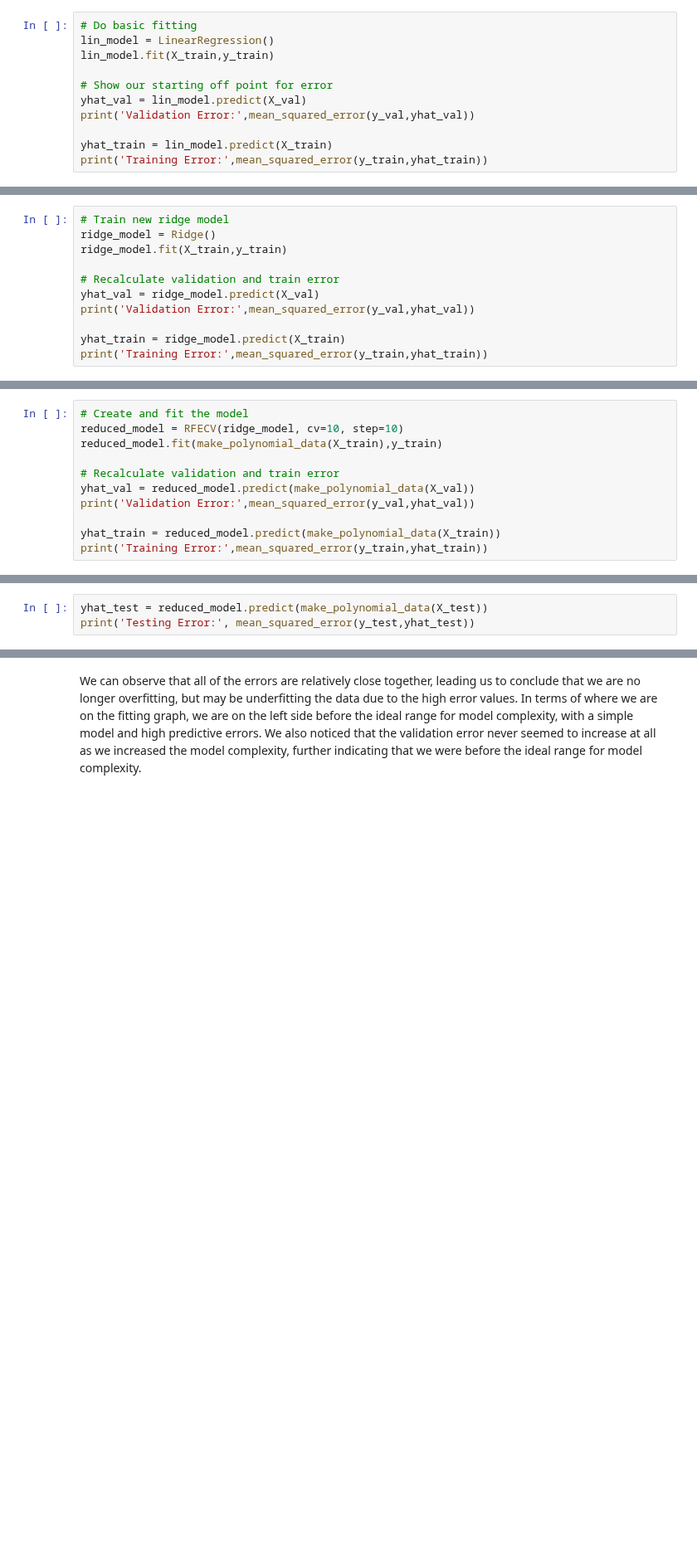
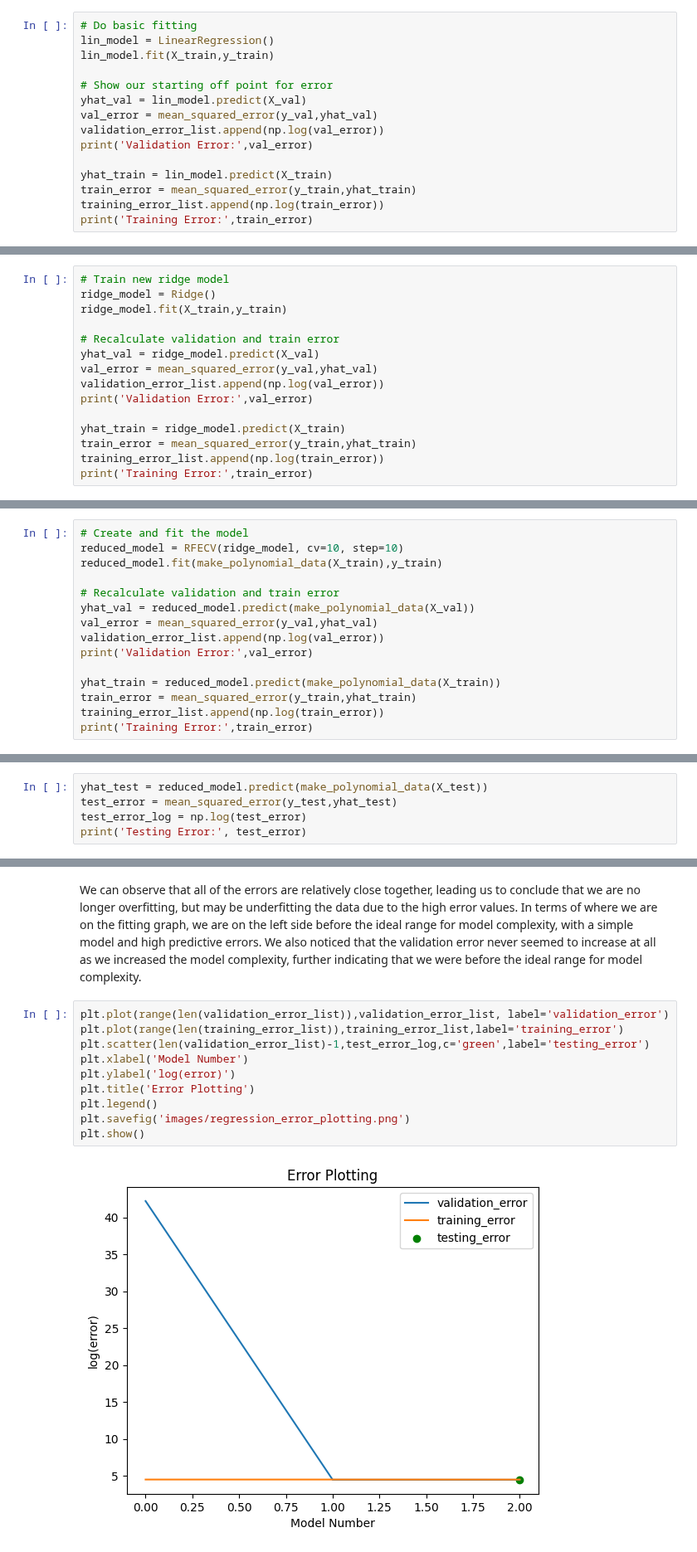
Before and after one commit to BrianMorse12604/151AGroupProject, a Jupyter notebook: regression.ipynb, the cells around one changed output, grey strips where cells are left out. Shown at 83% size. Cells and saved outputs as stored; diff of their text form; blank space fills up the shorter version.

Commit message:
Added fitting curve plot

```diff
--- a/regression.ipynb
+++ b/regression.ipynb
@@ -73,8 +76,12 @@ lin_model.fit(X_train,y_train)
 
 # Show our starting off point for error
 yhat_val = lin_model.predict(X_val)
-print('Validation Error:',mean_squared_error(y_val,yhat_val))
+val_error = mean_squared_error(y_val,yhat_val)
+validation_error_list.append(np.log(val_error))
+print('Validation Error:',val_error)
 
 yhat_train = lin_model.predict(X_train)
-print('Training Error:',mean_squared_error(y_train,yhat_train))
+train_error = mean_squared_error(y_train,yhat_train)
+training_error_list.append(np.log(train_error))
+print('Training Error:',train_error)
 # %% [output]
@@ -115,8 +122,12 @@ ridge_model.fit(X_train,y_train)
 
 # Recalculate validation and train error
 yhat_val = ridge_model.predict(X_val)
-print('Validation Error:',mean_squared_error(y_val,yhat_val))
+val_error = mean_squared_error(y_val,yhat_val)
+validation_error_list.append(np.log(val_error))
+print('Validation Error:',val_error)
 
 yhat_train = ridge_model.predict(X_train)
-print('Training Error:',mean_squared_error(y_train,yhat_train))
+train_error = mean_squared_error(y_train,yhat_train)
+training_error_list.append(np.log(train_error))
+print('Training Error:',train_error)
 # %% [output]
@@ -189,8 +200,12 @@ reduced_model.fit(make_polynomial_data(X_train),y_train)
 
 # Recalculate validation and train error
 yhat_val = reduced_model.predict(make_polynomial_data(X_val))
-print('Validation Error:',mean_squared_error(y_val,yhat_val))
+val_error = mean_squared_error(y_val,yhat_val)
+validation_error_list.append(np.log(val_error))
+print('Validation Error:',val_error)
 
 yhat_train = reduced_model.predict(make_polynomial_data(X_train))
-print('Training Error:',mean_squared_error(y_train,yhat_train))
+train_error = mean_squared_error(y_train,yhat_train)
+training_error_list.append(np.log(train_error))
+print('Training Error:',train_error)
 # %% [output]
@@ -204,5 +219,7 @@ reduced_model.get_support().sum()
 Now that we have finalized our model, we will run it on the testing dataset in order to get our testing error.
 # %%
 yhat_test = reduced_model.predict(make_polynomial_data(X_test))
-print('Testing Error:', mean_squared_error(y_test,yhat_test))
+test_error = mean_squared_error(y_test,yhat_test)
+test_error_log = np.log(test_error)
+print('Testing Error:', test_error)
 # %% [output]
@@ -213,3 +230,15 @@ Testing Error: 90.59044834583129
 Our first initial model, which consisted of a simple Linear Regression model, produced an extremely high validation error of 1.2e+18 in comparison with its training error of 90.6 (around 10^16 times greater). The difference in validation and training error in combination with extreme coefficient values was a clear sign of overfitting and a failure on the model’s part to understand the true importance of different features. We attempted to fix this issue by implementing a Ridge Regression to counter larger coefficients and reduce the error. The Ridge Regression model produced very similar errors between the validation and training dataset of roughly 88.1 and 90.6 respectively. Although much better than the Linear Regression model, we made one more attempt at improving the model by using feature transformation to consider polynomial features and feature removal to remove unnecessary and non-impactful features. However, this ultimately did not improve the model as we had hoped, and our new reduced Ridge Regression model ended up producing very similar errors as the previous Ridge Regression model, 87.7 and 90.1 respectively. Following the training and finalization of our model, we tested the reduced Ridge Regression model on the testing dataset and it produced an error of 90.6.
 # %% [markdown]
 We can observe that all of the errors are relatively close together, leading us to conclude that we are no longer overfitting, but may be underfitting the data due to the high error values. In terms of where we are on the fitting graph, we are on the left side before the ideal range for model complexity, with a simple model and high predictive errors. We also noticed that the validation error never seemed to increase at all as we increased the model complexity, further indicating that we were before the ideal range for model complexity.
+# %%
+plt.plot(range(len(validation_error_list)),validation_error_list, label='validation_error')
+plt.plot(range(len(training_error_list)),training_error_list,label='training_error')
+plt.scatter(len(validation_error_list)-1,test_error_log,c='green',label='testing_error')
+plt.xlabel('Model Number')
+plt.ylabel('log(error)')
+plt.title('Error Plotting')
+plt.legend()
+plt.savefig('images/regression_error_plotting.png')
+plt.show()
+# %% [output]
+[figure, added]
```
Also changed, not shown: parts of 7 cells of this notebook, 2 other files.
